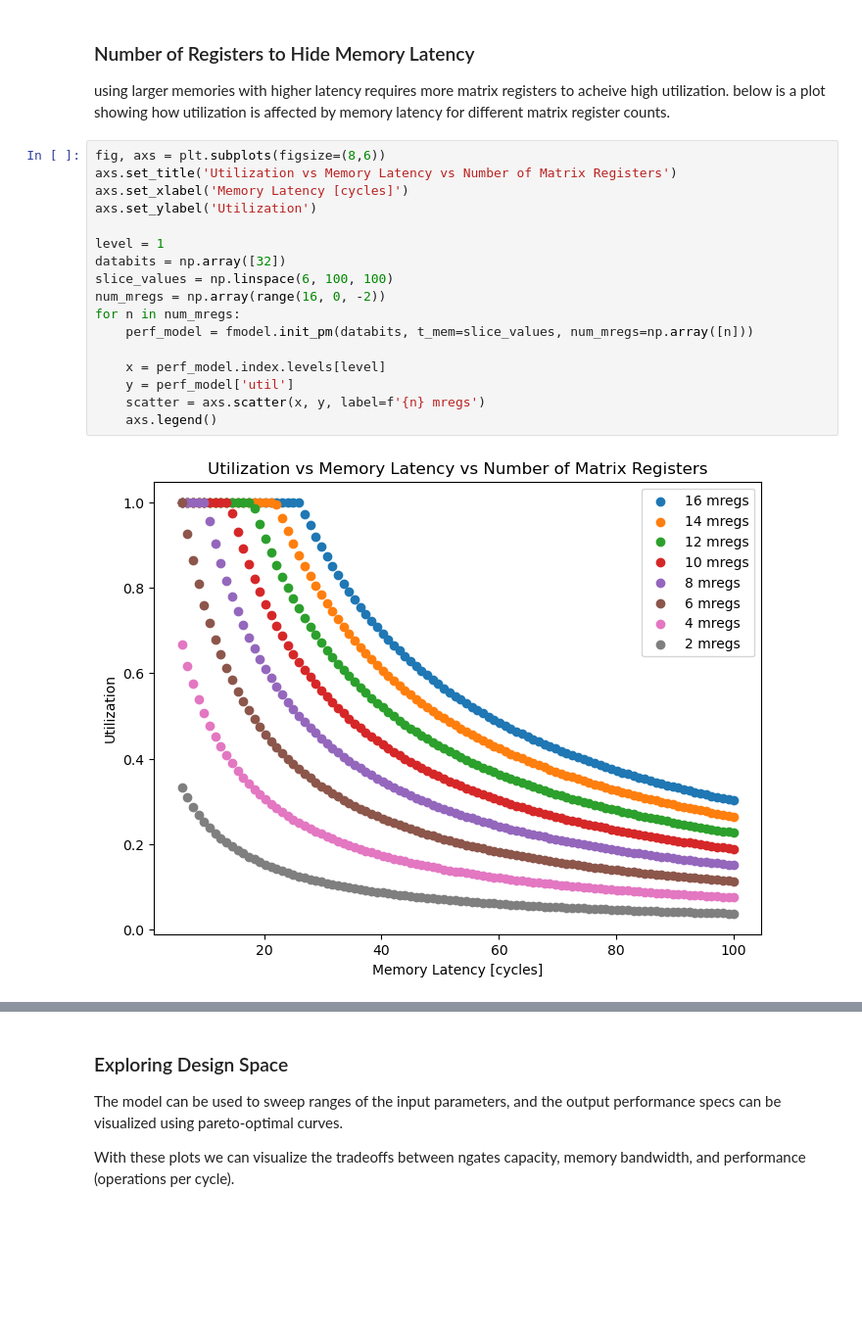
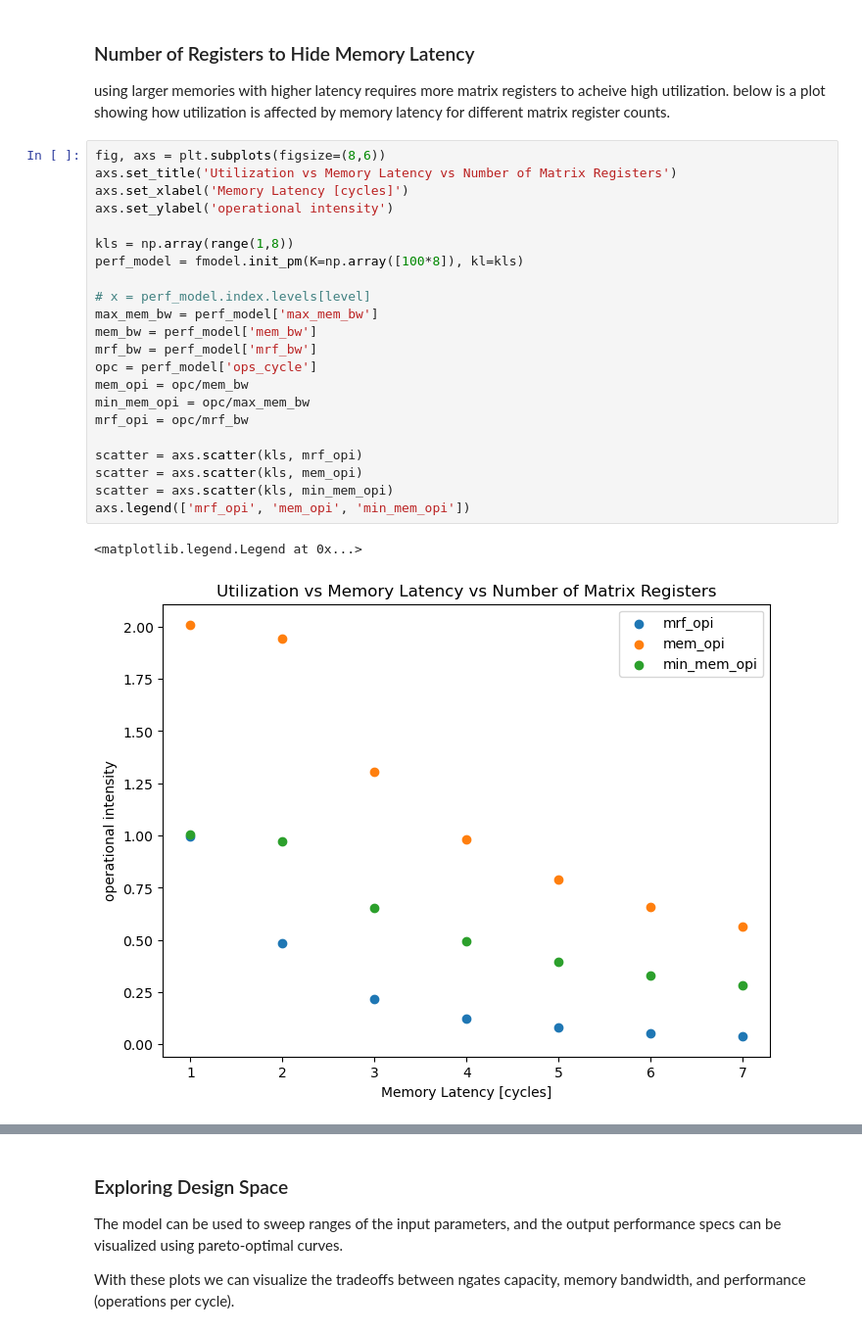
Before and after one commit to miles-rusch-berkeley/rvv-opmu-lynx, a Jupyter notebook: docs/matrix-isa-modelling/reduceK.ipynb, the cells around one changed output, grey strips where cells are left out. Shown at 98% size. Drawn from its saved outputs; the diff is of its cells as text; blank space fills up the shorter version.

Commit message:
plotting kl effect on opi

```diff
--- a/docs/matrix-isa-modelling/reduceK.ipynb
+++ b/docs/matrix-isa-modelling/reduceK.ipynb
@@ -18,19 +16,25 @@ using larger memories with higher latency requires more matrix registers to ache
 # %%
 fig, axs = plt.subplots(figsize=(8,6))
 axs.set_title('Utilization vs Memory Latency vs Number of Matrix Registers')
 axs.set_xlabel('Memory Latency [cycles]')
-axs.set_ylabel('Utilization')
+axs.set_ylabel('operational intensity')
 
-level = 1
-databits = np.array([32])
-slice_values = np.linspace(6, 100, 100)
-num_mregs = np.array(range(16, 0, -2))
-for n in num_mregs:
-    perf_model = fmodel.init_pm(databits, t_mem=slice_values, num_mregs=np.array([n]))
+kls = np.array(range(1,8))
+perf_model = fmodel.init_pm(K=np.array([100*8]), kl=kls)
 
-    x = perf_model.index.levels[level]
-    y = perf_model['util']
-    scatter = axs.scatter(x, y, label=f'{n} mregs')
-    axs.legend()
+# x = perf_model.index.levels[level]
+max_mem_bw = perf_model['max_mem_bw']
+mem_bw = perf_model['mem_bw']
+mrf_bw = perf_model['mrf_bw']
+opc = perf_model['ops_cycle']
+mem_opi = opc/mem_bw
+min_mem_opi = opc/max_mem_bw
+mrf_opi = opc/mrf_bw
+
+scatter = axs.scatter(kls, mrf_opi)
+scatter = axs.scatter(kls, mem_opi)
+scatter = axs.scatter(kls, min_mem_opi)
+axs.legend(['mrf_opi', 'mem_opi', 'min_mem_opi'])
 # %% [output]
+<matplotlib.legend.Legend at 0x...>
-[figure, old version]
+[figure, new version]
```
Also changed, not shown: parts of 8 cells of this notebook, 1 other file.
